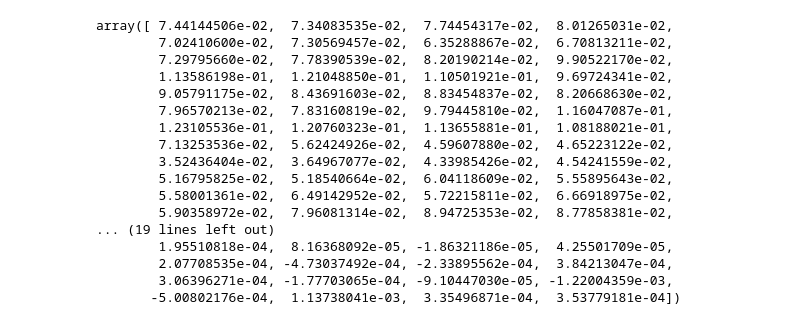
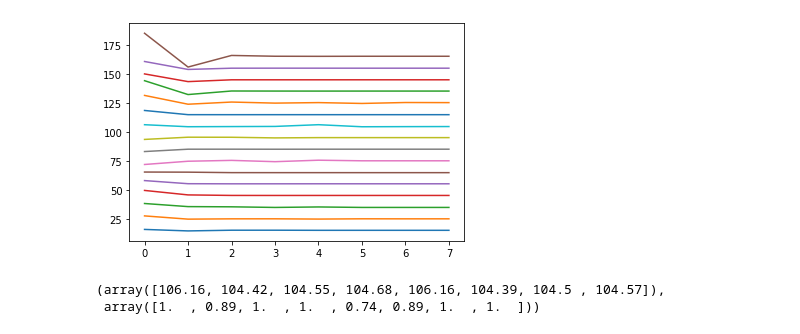
Before and after one commit to Subaru-PFS/ics_cobraCharmer, a Jupyter notebook: procedures/moduleTest/motor2maps.ipynb, the cells around one changed output. Cells and saved outputs as stored; diff of their text form; code cells hidden in the pictures.

```diff
--- a/procedures/moduleTest/motor2maps.ipynb
+++ b/procedures/moduleTest/motor2maps.ipynb
@@ -138 +157,9 @@ for n in range(af.shape[1]):
+# %%
+c = 6
+
+ax = plt.gca()
+ax.set_title(f'#{c}')
+for n in range(afX.shape[1]):
+    ax.plot(afX[c, n], '.')
+    ax.plot(arX[c, n], '.')
 # %%
@@ -215,20 +217,0 @@ array([ 7.44144506e-02,  7.34083535e-02,  7.74454317e-02,  8.01265031e-02,
-# %%
-daf
-# %% [output]
-array([ 7.44144506e-02,  7.34083535e-02,  7.74454317e-02,  8.01265031e-02,
-        7.02410600e-02,  7.30569457e-02,  6.35288867e-02,  6.70813211e-02,
-        7.29795660e-02,  7.78390539e-02,  8.20190214e-02,  9.90522170e-02,
-        1.13586198e-01,  1.21048850e-01,  1.10501921e-01,  9.69724341e-02,
-        9.05791175e-02,  8.43691603e-02,  8.83454837e-02,  8.20668630e-02,
-        7.96570213e-02,  7.83160819e-02,  9.79445810e-02,  1.16047087e-01,
-        1.23105536e-01,  1.20760323e-01,  1.13655881e-01,  1.08188021e-01,
-        7.13253536e-02,  5.62424926e-02,  4.59607880e-02,  4.65223122e-02,
-        3.52436404e-02,  3.64967077e-02,  4.33985426e-02,  4.54241559e-02,
-        5.16795825e-02,  5.18540664e-02,  6.04118609e-02,  5.55895643e-02,
-        5.58001361e-02,  6.49142952e-02,  5.72215811e-02,  6.66918975e-02,
-        5.90358972e-02,  7.96081314e-02,  8.94725353e-02,  8.77858381e-02,
-... (19 lines left out)
-        1.95510818e-04,  8.16368092e-05, -1.86321186e-05,  4.25501709e-05,
-        2.07708535e-04, -4.73037492e-04, -2.33895562e-04,  3.84213047e-04,
-        3.06396271e-04, -1.77703065e-04, -9.10447030e-05, -1.22004359e-03,
-       -5.00802176e-04,  1.13738041e-03,  3.35496871e-04,  3.53779181e-04])
@@ -234,0 +224,17 @@ array([ 7.44144506e-02,  7.34083535e-02,  7.74454317e-02,  8.01265031e-02,
+# %%
+path = '/data/MCS/20191114_006/data/'
+data = np.load(path + 'phiData.npy')
+# %%
+c = 1
+
+plt.figure(5)
+plt.clf()
+for n in range(data.shape[1]):
+    plt.plot(np.rad2deg(data[c,n,:,0]))
+# %% [output]
+[figure, added]
+# %%
+np.rad2deg(data[1,9,:,0]), data[1,9,:,3]
+# %% [output]
+(array([106.16, 104.42, 104.55, 104.68, 106.16, 104.39, 104.5 , 104.57]),
+ array([1.  , 0.89, 1.  , 1.  , 0.74, 0.89, 1.  , 1.  ]))
```
Also changed, not shown: parts of 20 cells of this notebook, 8 other files.
